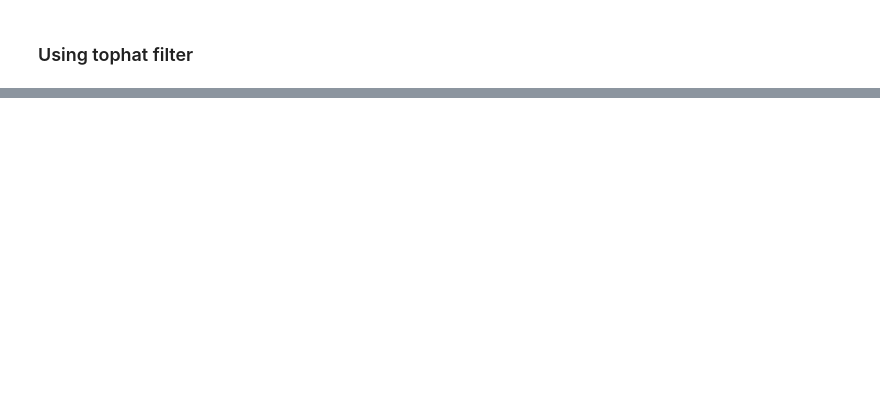
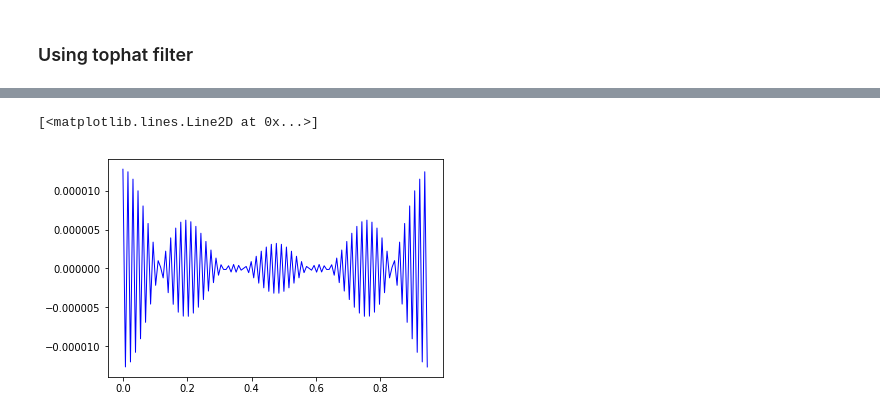
Before and after one commit to swapsha96/gsoc-learning, a Jupyter notebook: week3-4/Averaged Cross Spectrum.ipynb, the cells around one changed output, grey strips where cells are left out. Saved outputs shown, nothing was run; the diff lists cells and outputs as text; code cells hidden in the pictures; blank space fills up the shorter version.

```diff
--- a/week3-4/Averaged Cross Spectrum.ipynb
+++ b/week3-4/Averaged Cross Spectrum.ipynb
@@ -443,0 +455,38 @@ plt.plot(times, count_rate, lw=1, color='blue')
+# %%
+for i in range(n_seg): # for each segment
+    print(i)
+    # Creating cross spectrum
+    times_0 = np.arange(0, n_seconds, dt)
+    lc1 = Lightcurve(times_0, ref_i[i], dt=dt)
+    lc2 = Lightcurve(times_0, ci_i[i], dt=dt)
+    cs = Crossspectrum(lc1=lc1, lc2=lc2, norm='leahy', amplitude=True) # Take absolute value instead of just real part
+    cs_rebinned = cs.rebin_log(0.04) # rebinning
+
+    # Fitting model
+    parest, res = fit_crossspectrum(cs_rebinned, model_to_test, t0)
+
+    result_model = res.model
+    # TopHat filter
+    window_filter = Window1D(result_model)(cs_rebinned.freq)
+    filtered_cs_w = window_filter*np.abs(cs_rebinned.power)
+
+    # Calculating CCF For optical filter cross spectrum
+    ref_lc_i = Lightcurve(times_0, ref_i[i], dt=dt)
+    ps = Powerspectrum(ref_lc_i, norm='abs')
+    ps_rebin = ps.rebin(df=new_df)
+    parest, ps_res = fit_powerspectrum(ps_rebin, model_to_test, t0)
+    pos_model = get_rms_model(ps_res.model, ps_rebin.freq, optimal_filter=False)
+    ref_band_rms = np.sqrt(np.sum(pos_model * cs_rebinned.df))
+    times = np.arange(0, len(filtered_cs_w)*dt, dt)
+    ccf_w = ifft(filtered_cs_w)
+    ccf_w_real = ccf.real
+    ccf_w_real_norm_i = ccf_w_real * (2/n_bins/ref_band_rms)
+#     if i == 0:
+#         ccf_seg = np.hstack((ccf_seg, np.array(ccf_w_real_norm_i)))
+#     else:
+#         ccf_seg = np.vstack((ccf_seg, np.array(ccf_w_real_norm_i)))
+
+    times = np.arange(0, len(ccf_w_real_norm_i)*dt, dt) # filtered avg. cs (using optimal filter)
+
+    plt.figure()
+    plt.plot(times, ccf_w_real_norm_i, lw=1, color='blue')
@@ -443,0 +544,9 @@ plt.plot(times, count_rate, lw=1, color='blue')
+# %%
+
+times = np.arange(0, len(ccf_w_real_norm_i)*dt, dt) # filtered avg. cs (using optimal filter)
+
+plt.figure()
+plt.plot(times, ccf_w_real_norm_i, lw=1, color='blue')
+# %% [output]
+[<matplotlib.lines.Line2D at 0x...>]
+[figure, added]
```
Also changed, not shown: parts of 22 cells of this notebook.
